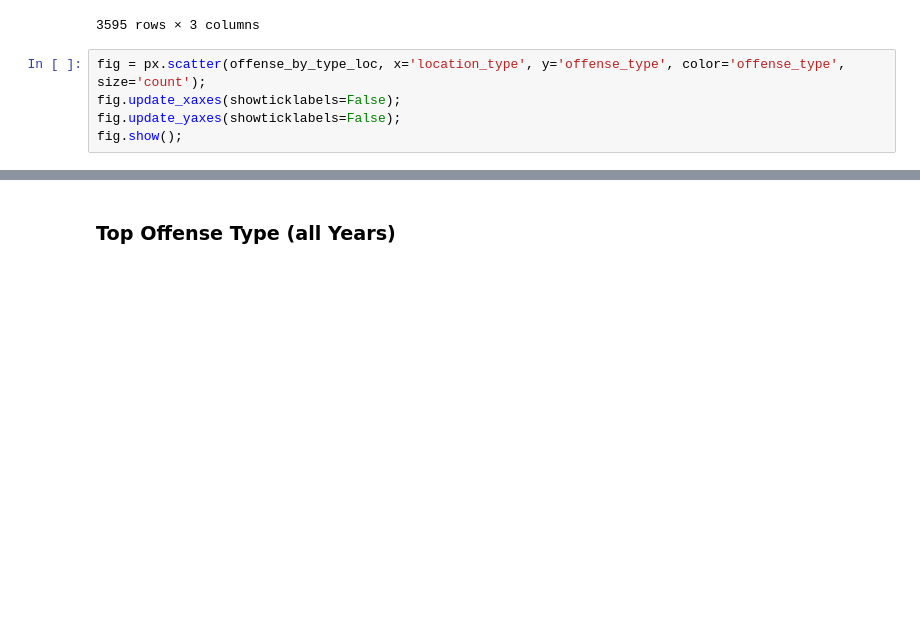
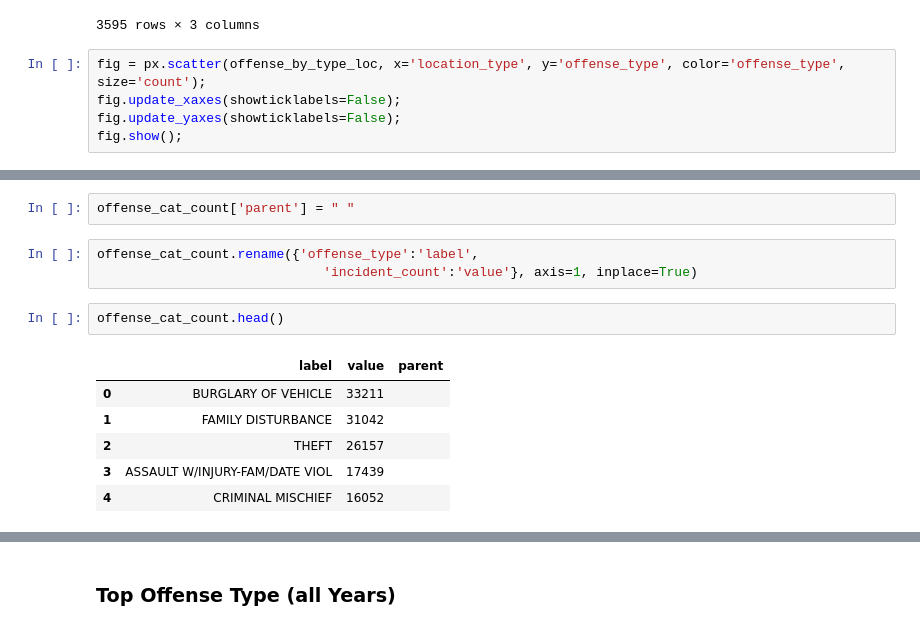
Before and after one commit to DonnieData/austin_crime_EDA, a Jupyter notebook: crime_data_EDA.ipynb, the cells around one changed output, grey strips where cells are left out. Drawn from its saved outputs; the diff is of its cells as text; blank space fills up the shorter version.

```diff
--- a/crime_data_EDA.ipynb
+++ b/crime_data_EDA.ipynb
@@ -172,0 +185,14 @@ fig.show();
+# %%
+offense_cat_count['parent'] = " "
+# %%
+offense_cat_count.rename({'offense_type':'label',
+                             'incident_count':'value'}, axis=1, inplace=True)
+# %%
+offense_cat_count.head()
+# %% [output]
+|  | label | value | parent |
+| 0 | BURGLARY OF VEHICLE | 33211 |  |
+| 1 | FAMILY DISTURBANCE | 31042 |  |
+| 2 | THEFT | 26157 |  |
+| 3 | ASSAULT W/INJURY-FAM/DATE VIOL | 17439 |  |
+| 4 | CRIMINAL MISCHIEF | 16052 |  |
```
Also changed, not shown: parts of 16 cells of this notebook, 2 other files.
